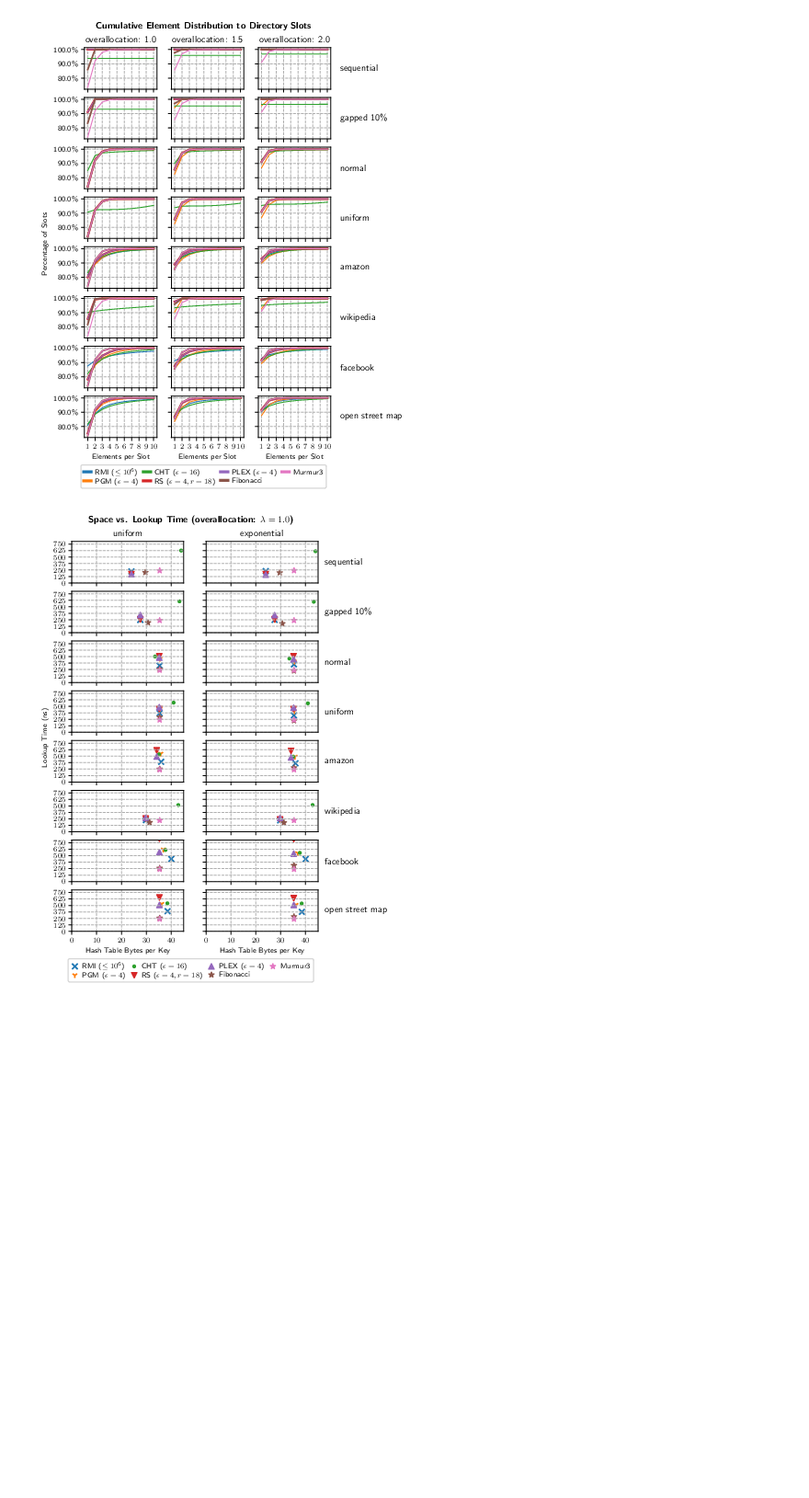
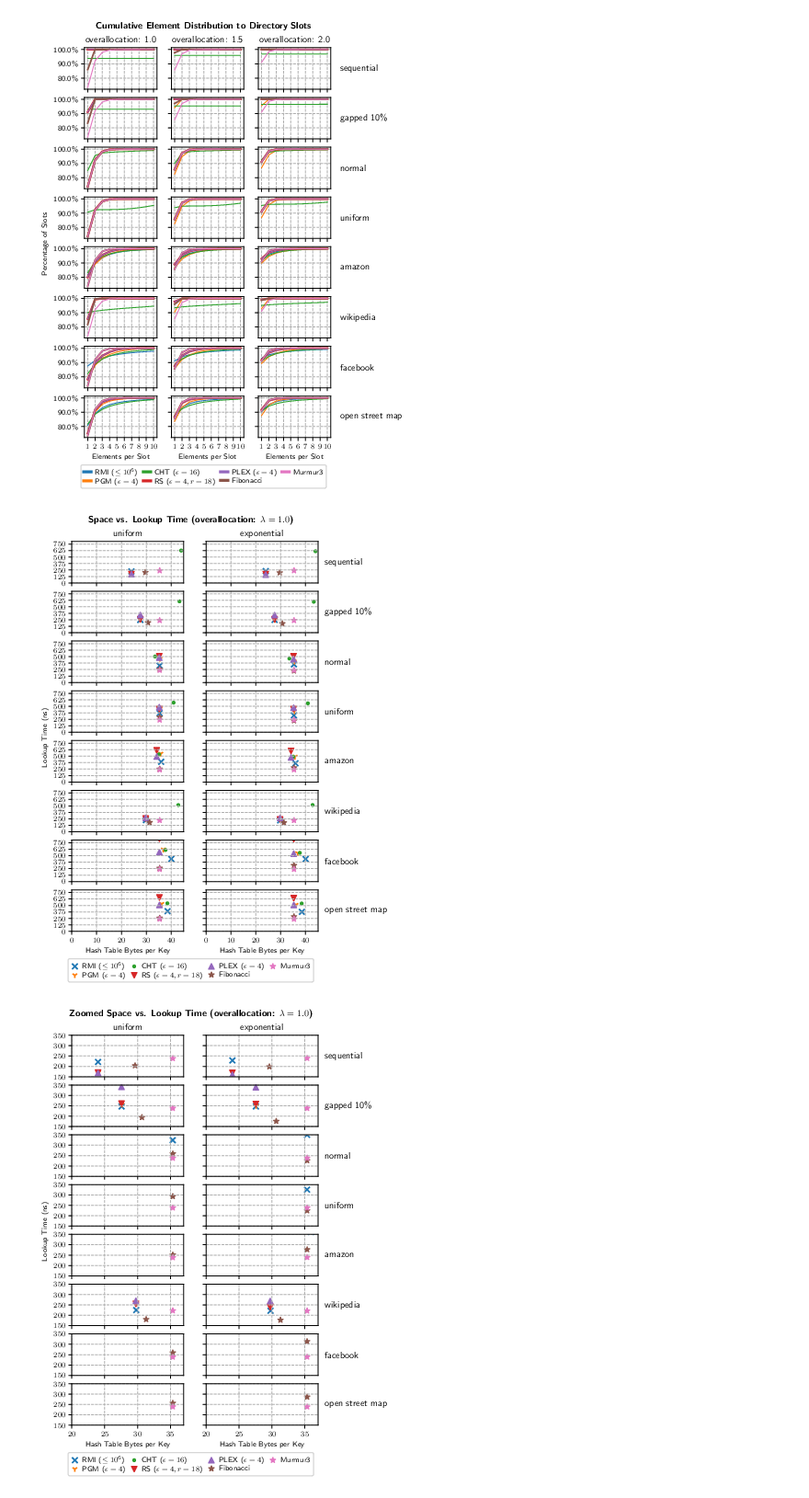
Before and after one commit to IlariaPilo/hashtable, a Jupyter notebook: results/plots.ipynb, the cells around one changed output. Shown: that part at 92% size. Drawn from its saved outputs; the diff is of its cells as text; code cells hidden in the pictures; blank space fills up the shorter version.

Commit message:
plot zoomed version of chained pareto plot

```diff
--- a/results/plots.ipynb
+++ b/results/plots.ipynb
@@ -363,7 +363,7 @@ plot_overfull_slots(slots_df)
 # %% [output]
 [figure]
 # %%
-def plot_chained_pareto(data, overalloc):
+def plot_chained_pareto(data, overalloc, dims=None, ticks=None):
     rows = len(set(data[dataset]))
     cols = len(set(data[probing_distribution]))
 
@@ -388,42 +388,53 @@ def plot_chained_pareto(data, overalloc):
             ax = axs[i][j]
             if i == 0:
                 ax.set_title(probing_dist)
-            ax.set_xlim([0, 45])
-            ax.set_ylim([0, 800])
-            ax.set_yticks([0, 125, 250, 375, 500, 625, 750])
+            if dims is None:
+                ax.set_xlim([0, 45])
+                ax.set_ylim([0, 800])
+                ax.set_yticks([0, 125, 250, 375, 500, 625, 750])
+            else:
+                ax.set_xlim(dims[0])
+                ax.set_ylim(dims[1])
+
+            if ticks is not None and ticks[0] is not None:
+                ax.set_xticks(ticks[0])
+            if ticks is not None and ticks[1] is not None:
+                ax.set_yticks(ticks[1])
 
             for k, (name, df) in enumerate(df.groupby([func_name], sort=False)):
                 # if name != "pgm_hash_eps4_epsrec4":
                 #     continue
                 # print(i, ds, j, probing_dist, k, name, df[hashtable_lookup])
                 ax.scatter(x=df[hashtable_bytes_per_key], y=df[hashtable_lookup], label=human_func_name(name), color=get_color(name), marker=get_marker(name))#, s=20 if name == "rmi_hash_100" else 14)
 
             ax.grid(linestyle="--", axis="both", which="major")
 
             if i == rows-1:
                 ax.set_xlabel("Hash Table Bytes per Key")
 
     h, l = axs[0][0].get_legend_handles_labels()
     legend = fig.legend(
         h, l,
         loc="lower center",
         bbox_to_anchor=(0.5, 0.02),
         ncol=4,
         borderpad=0.4,
         labelspacing=0.2,
         handlelength=1.0,
         handletextpad=0.5,
         columnspacing=0.7
     )
     for line in legend.get_lines():
         line.set_linewidth(3.0)
 
-    fig.suptitle(f"Space vs. Lookup Time (overallocation: $\lambda = {overalloc}$)", y=0.93, fontweight="bold")
+    fig.suptitle(f"{'Zoomed ' if dims is not None else ''}Space vs. Lookup Time (overallocation: $\lambda = {overalloc}$)", y=0.93, fontweight="bold")
     fig.text(0.03, 0.5, 'Lookup Time (ns)', va='center', rotation='vertical')
 
-    fig.savefig(f"chained_pareto_{overalloc}.pdf", bbox_inches="tight", dpi=300)
-    fig.savefig(f"chained_pareto_{overalloc}.pgf", bbox_inches="tight", dpi=300)
+    fig.savefig(f"chained_pareto_{overalloc}{'_zoomed' if dims is not None else ''}.pdf", bbox_inches="tight", dpi=300)
+    fig.savefig(f"chained_pareto_{overalloc}{'_zoomed' if dims is not None else ''}.pgf", bbox_inches="tight", dpi=300)
 
 plot_chained_pareto(chained_df, overalloc=1.0)
+plot_chained_pareto(chained_df, overalloc=1.0, dims=[(20, 37), (150, 350)], ticks=[None, [150, 200, 250, 300, 350]])
 # %% [output]
 [figure]
+[figure, added]
```
